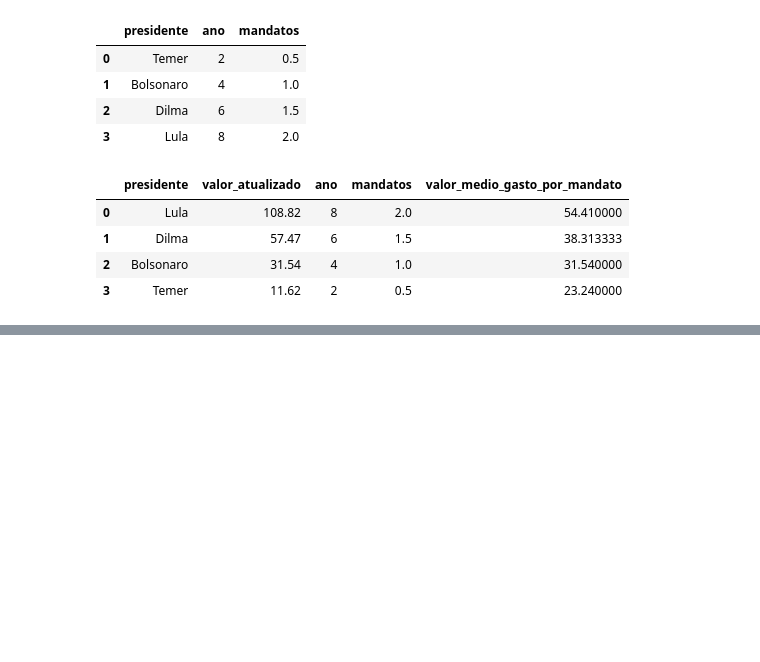
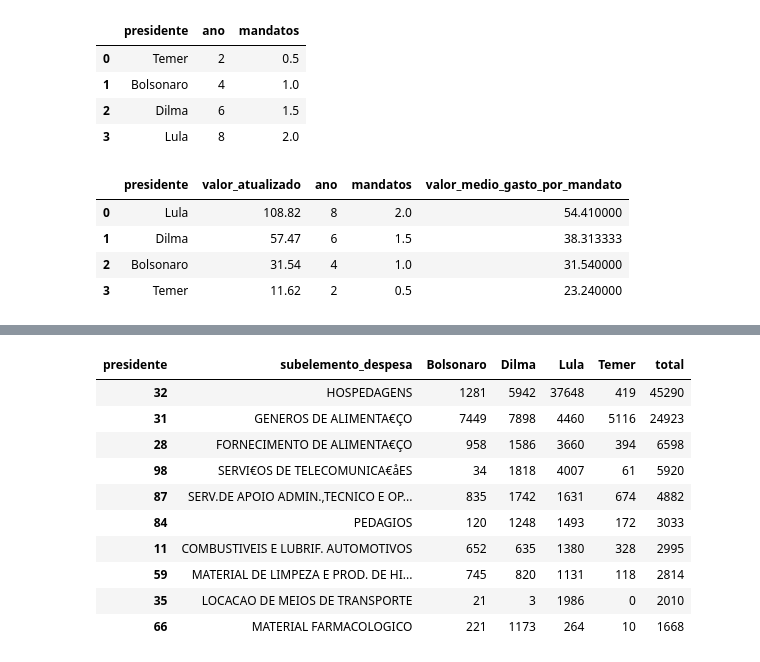
Before and after one commit to felipereis150/gastos_presidenciais, a Jupyter notebook: main.ipynb, the cells around one changed output, grey strips where cells are left out. Cells and saved outputs as stored; diff of their text form; code cells hidden in the pictures; blank space fills up the shorter version.

```diff
--- a/main.ipynb
+++ b/main.ipynb
@@ -138,0 +162,19 @@ valor_medio_gasto_por_mandato
+# %%
+# tipo de despesa mais frequente
+
+tipo_despesa_mais_frequente = df_merged.groupby(['presidente', 'subelemento_despesa'])['valor_atualizado'].count().sort_values(ascending=False).reset_index()
+tipo_despesa_mais_frequente_pivoted = pd.pivot_table(tipo_despesa_mais_frequente, values = 'valor_atualizado', index = 'subelemento_despesa', columns = 'presidente', aggfunc = 'sum', fill_value = 0).reset_index()
+tipo_despesa_mais_frequente_pivoted['total'] = tipo_despesa_mais_frequente_pivoted.sum(axis=1)
+tipo_despesa_mais_frequente_pivoted.sort_values(by='total', ascending=False).head(10)
+# %% [output]
+| presidente | subelemento_despesa | Bolsonaro | Dilma | Lula | Temer | total |
+| 32 | HOSPEDAGENS | 1281 | 5942 | 37648 | 419 | 45290 |
+| 31 | GENEROS DE ALIMENTA€ÇO | 7449 | 7898 | 4460 | 5116 | 24923 |
+| 28 | FORNECIMENTO DE ALIMENTA€ÇO | 958 | 1586 | 3660 | 394 | 6598 |
+| 98 | SERVI€OS DE TELECOMUNICA€åES | 34 | 1818 | 4007 | 61 | 5920 |
+| 87 | SERV.DE APOIO ADMIN.,TECNICO E OP... | 835 | 1742 | 1631 | 674 | 4882 |
+| 84 | PEDAGIOS | 120 | 1248 | 1493 | 172 | 3033 |
+| 11 | COMBUSTIVEIS E LUBRIF. AUTOMOTIVOS | 652 | 635 | 1380 | 328 | 2995 |
+| 59 | MATERIAL DE LIMPEZA E PROD. DE HI... | 745 | 820 | 1131 | 118 | 2814 |
+| 35 | LOCACAO DE MEIOS DE TRANSPORTE | 21 | 3 | 1986 | 0 | 2010 |
+| 66 | MATERIAL FARMACOLOGICO | 221 | 1173 | 264 | 10 | 1668 |
```
Also changed, not shown: parts of 2 cells of this notebook.
